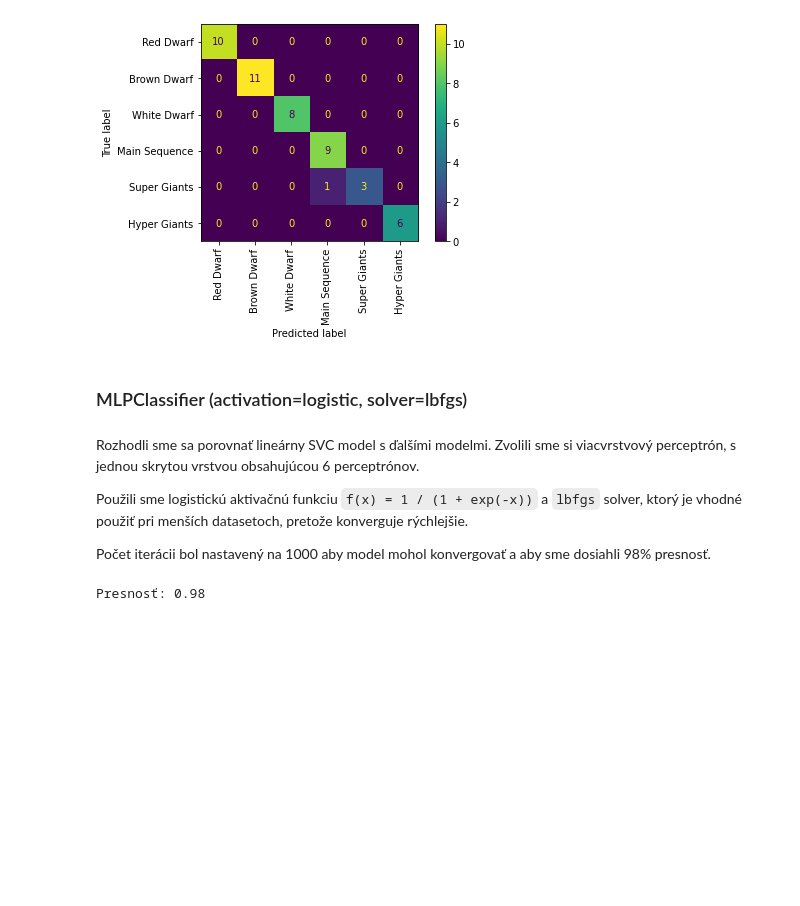
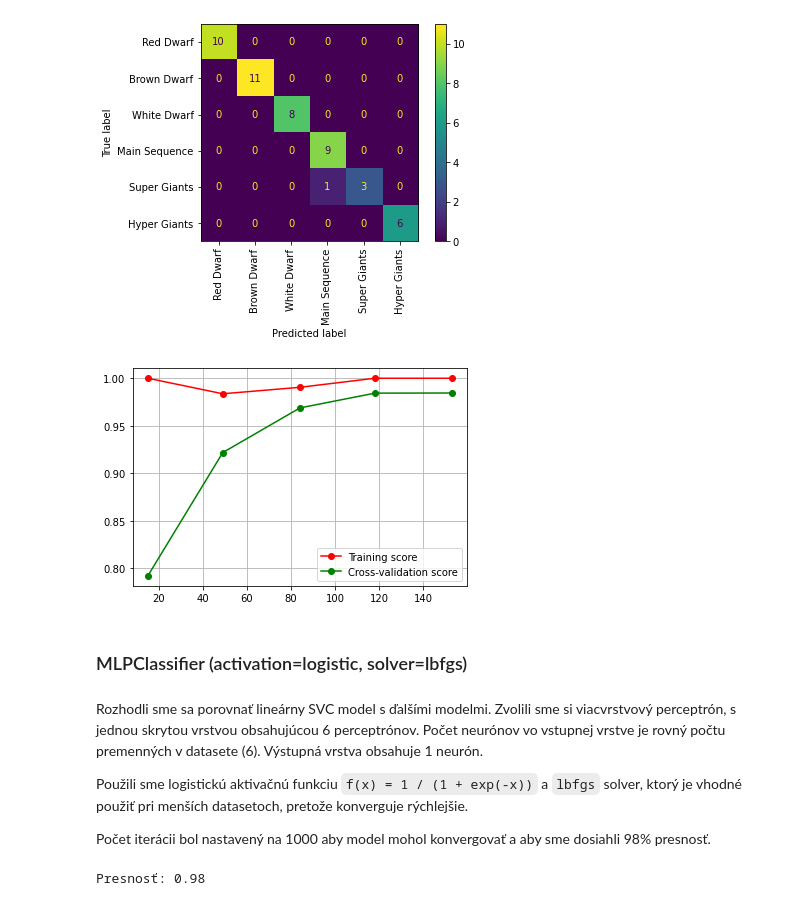
Before and after one commit to adamzv/Zverka_NS2021, a Jupyter notebook: zverka_stars_classification.ipynb, the cells around one changed output. Saved outputs shown, nothing was run; the diff lists cells and outputs as text; code cells hidden in the pictures; blank space fills up the shorter version.

```diff
--- a/zverka_stars_classification.ipynb
+++ b/zverka_stars_classification.ipynb
@@ -314,10 +331,14 @@ plot_confusion_matrix(linSVC, X_test_scaled, Y_test, display_labels=labels, xtic
 # %% [output]
 <sklearn.metrics._plot.confusion_matrix.ConfusionMatrixDisplay at 0x...>
 [figure]
+# %%
+plot_learning_curve(linSVC, X_train_scaled, Y_train)
+# %% [output]
+[figure, added]
 # %% [markdown]
 ### MLPClassifier (activation=logistic, solver=lbfgs)
 # %% [markdown]
-Rozhodli sme sa porovnať lineárny SVC model s ďalšími modelmi. Zvolili sme si viacvrstvový perceptrón, s jednou skrytou vrstvou obsahujúcou 6 perceptrónov.
+Rozhodli sme sa porovnať lineárny SVC model s ďalšími modelmi. Zvolili sme si viacvrstvový perceptrón, s jednou skrytou vrstvou obsahujúcou 6 perceptrónov. Počet neurónov vo vstupnej vrstve je rovný počtu premenných v datasete (6). Výstupná vrstva obsahuje 1 neurón.
 
 Použili sme logistickú aktivačnú funkciu `f(x) = 1 / (1 + exp(-x))` a `lbfgs` solver, ktorý je vhodné použiť pri menších datasetoch, pretože konverguje rýchlejšie.
 
```
Also changed, not shown: parts of 12 cells of this notebook.
